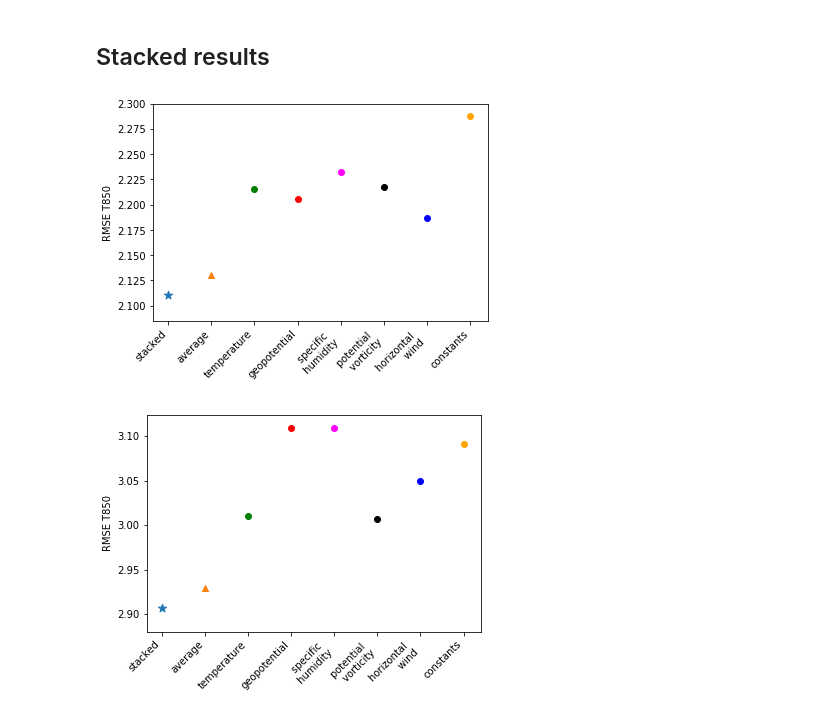
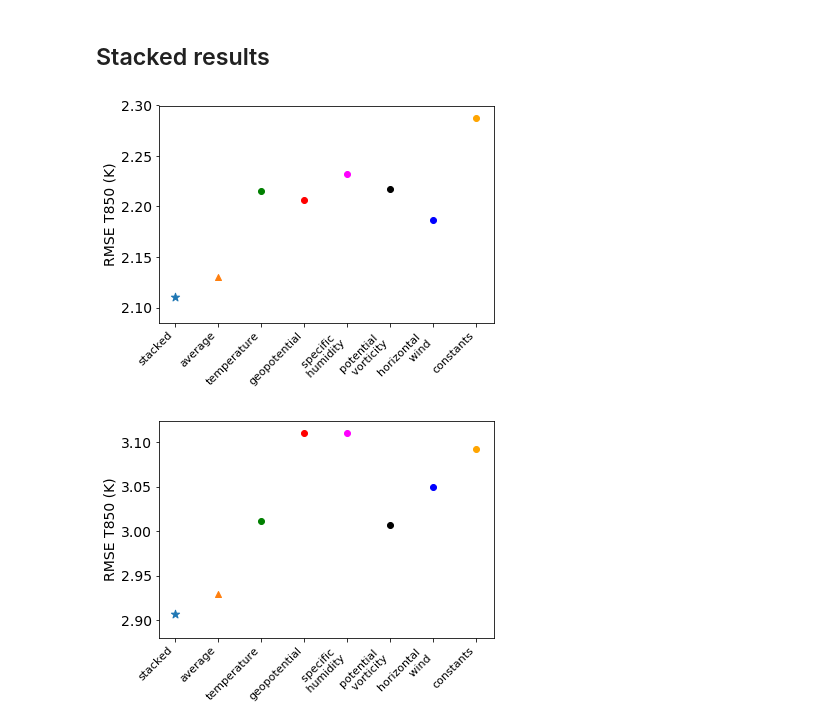
Before and after one commit to mc4117/ResNet_Weather, a Jupyter notebook: neural_networks/results_summary.ipynb, the cells around one changed output. Saved outputs shown, nothing was run; the diff lists cells and outputs as text; code cells hidden in the pictures.

```diff
--- a/neural_networks/results_summary.ipynb
+++ b/neural_networks/results_summary.ipynb
@@ -42,33 +88,35 @@ plt.show()
 ## Stacked results
 # %%
 import pylab as plt
-
+import matplotlib
+font = {'size'   : 14}
+matplotlib.rc('font', **font)
 # 25 blocks - 3 day t850
 plt.scatter('stacked', [2.110595], s = 75, marker = '*')
 plt.scatter('average', [2.130], marker = '^')
 plt.scatter('temperature', [2.215], color = 'green')
 plt.scatter('geopotential', [2.206],  color = 'red')
 plt.scatter('specific \n humidity', [2.232], color = 'magenta')
 plt.scatter('potential \n vorticity', [2.217], color = 'black')
 plt.scatter('horizontal \n wind', [2.187],  color = 'blue')
 plt.scatter('constants', [2.288], color = 'orange')
-plt.ylabel("RMSE T850")
-plt.xticks(rotation=45, ha="right")
+plt.ylabel("RMSE T850 (K)")
+plt.xticks(rotation=45, ha="right", fontsize= 11)
 plt.show()
 
 # 25 blocks - 5 day t850
 plt.scatter('stacked', [2.907], s = 75, marker = '*')
 plt.scatter('average', [2.929], marker = '^')
 plt.scatter('temperature', [3.011], color = 'green')
 plt.scatter('geopotential', [3.110],  color = 'red')
 plt.scatter('specific \n humidity', [3.110], color = 'magenta')
 plt.scatter('potential \n vorticity', [3.007], color = 'black')
 plt.scatter('horizontal \n wind', [3.050],  color = 'blue')
 plt.scatter('constants', [3.092], color = 'orange')
-plt.ylabel("RMSE T850")
-plt.xticks(rotation=45, ha="right")
+plt.ylabel("RMSE T850 (K)")
+plt.xticks(rotation=45, ha="right", fontsize= 11)
 plt.show()
 # %% [output]
-[figure, old version]
+[figure, new version]
-[figure, old version]
+[figure, new version]
 # %%
```
Also changed, not shown: parts of 5 cells of this notebook, 11 other files.
